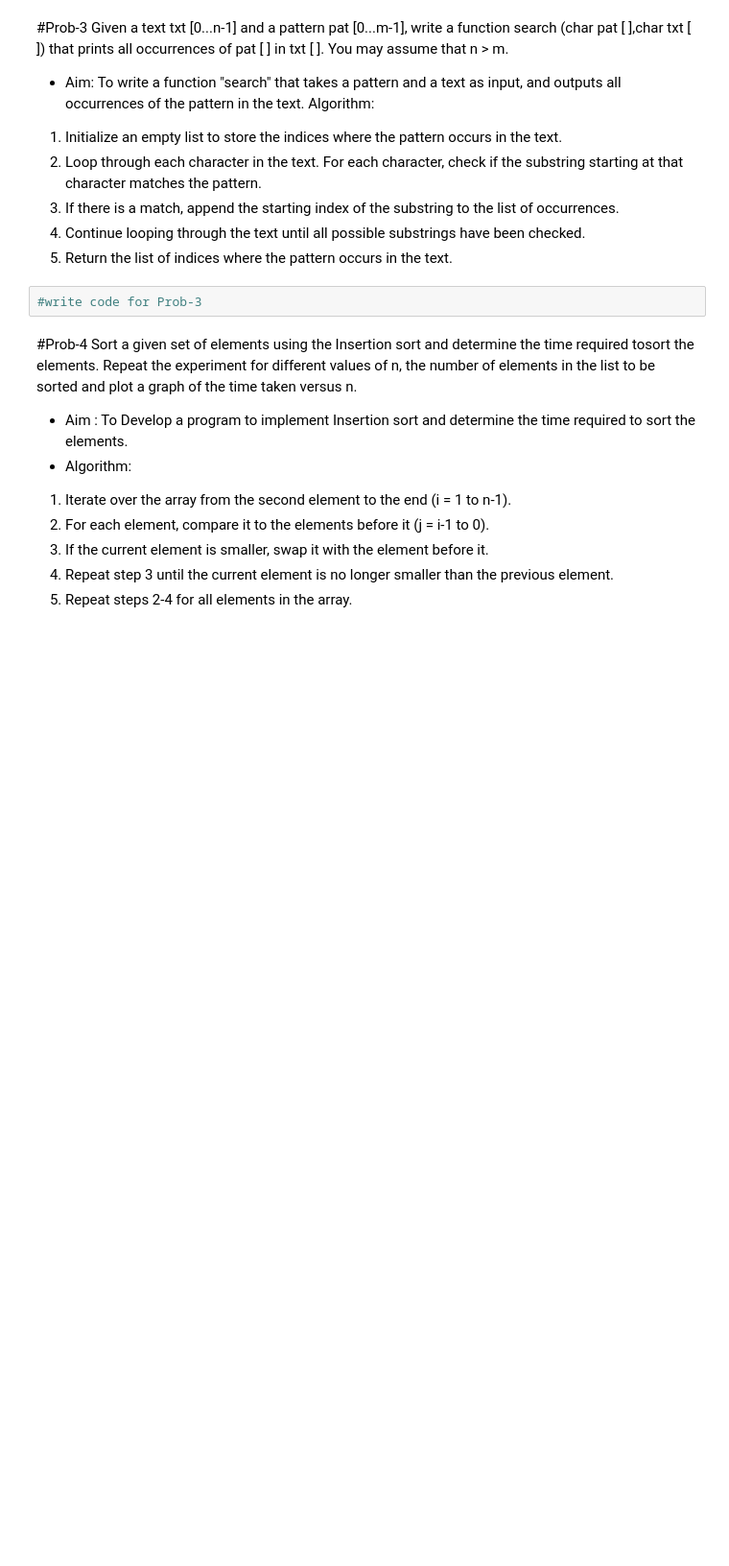
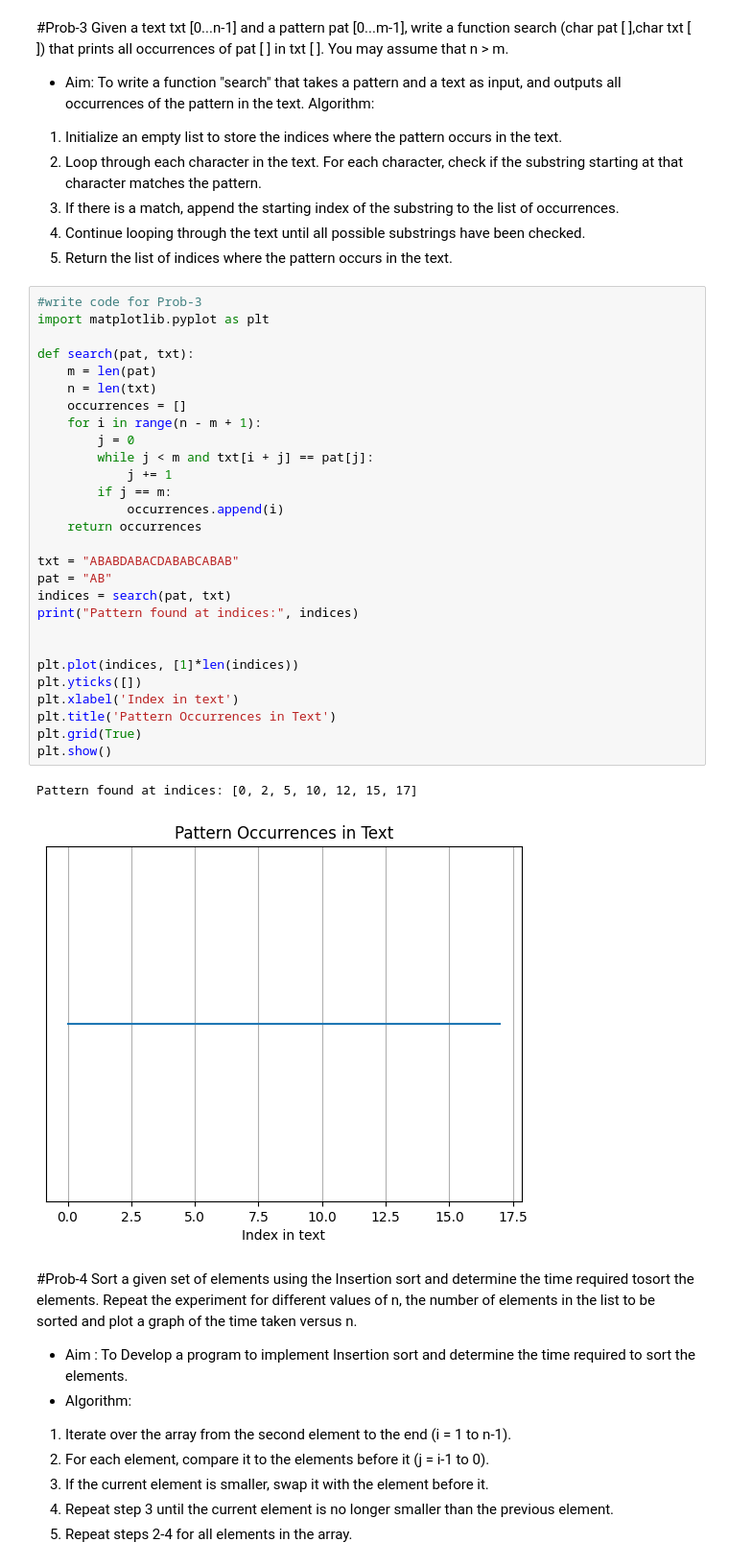
Before and after one commit to Shyam-Thakur-1346/Algorithm-Problem-Solving-Lab, a Jupyter notebook: lab_4.ipynb, the cells around one changed output. Shown at 96% size. Saved outputs shown, nothing was run; the diff lists cells and outputs as text; blank space fills up the shorter version.

```diff
--- a/lab_4.ipynb
+++ b/lab_4.ipynb
@@ -36,8 +96,37 @@ Given a text txt [0...n-1] and a pattern pat [0...m-1], write a function search
 3. If there is a match, append the starting index of the substring to the list of occurrences.
 4. Continue looping through the text until all possible substrings have been checked.
 5. Return the list of indices where the pattern occurs in the text.
-# %%
-#write code for Prob-3
+# %%
+#write code for Prob-3
+import matplotlib.pyplot as plt
+
+def search(pat, txt):
+    m = len(pat)
+    n = len(txt)
+    occurrences = []
+    for i in range(n - m + 1):
+        j = 0
+        while j < m and txt[i + j] == pat[j]:
+            j += 1
+        if j == m:
+            occurrences.append(i)
+    return occurrences
+
+txt = "ABABDABACDABABCABAB"
+pat = "AB"
+indices = search(pat, txt)
+print("Pattern found at indices:", indices)
+
+
+plt.plot(indices, [1]*len(indices))
+plt.yticks([])
+plt.xlabel('Index in text')
+plt.title('Pattern Occurrences in Text')
+plt.grid(True)
+plt.show()
+# %% [output]
+Pattern found at indices: [0, 2, 5, 10, 12, 15, 17]
+[figure, added]
 # %% [markdown]
 #Prob-4
 Sort a given set of elements using the Insertion sort and determine the time required tosort the elements. Repeat the experiment for different values of n, the number of elements in the list to be sorted and plot a graph of the time taken versus n.
```
Also changed, not shown: parts of 6 cells of this notebook.
